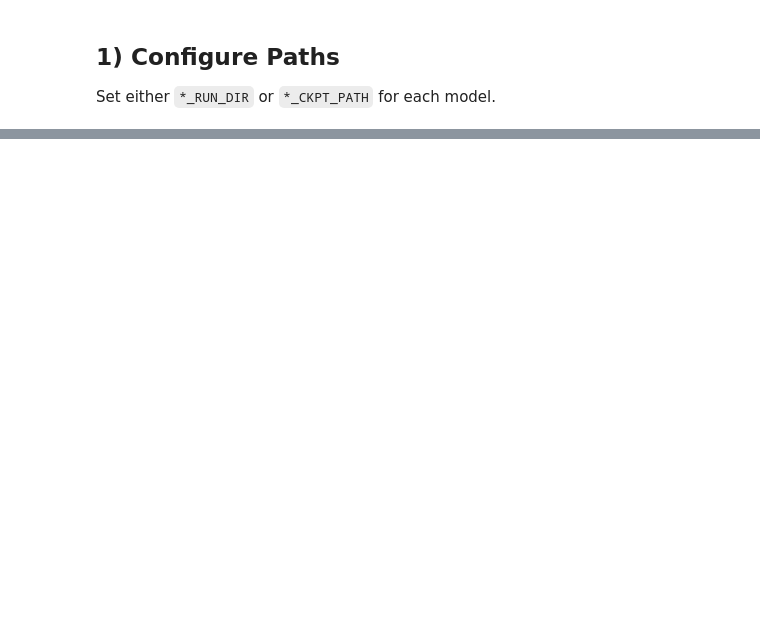
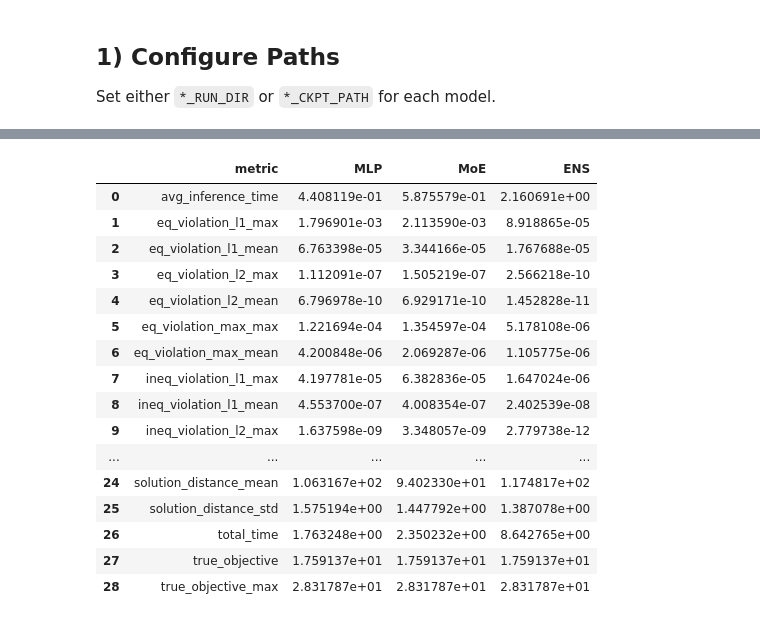
Before and after one commit to xkhainguyen/FSNet, a Jupyter notebook: compare_moe_vs_mlp_metrics.ipynb, the cells around one changed output, grey strips where cells are left out. Cells and saved outputs as stored; diff of their text form; code cells hidden in the pictures; blank space fills up the shorter version.

```diff
--- a/compare_moe_vs_mlp_metrics.ipynb
+++ b/compare_moe_vs_mlp_metrics.ipynb
@@ -29,14 +32,18 @@ Set either `*_RUN_DIR` or `*_CKPT_PATH` for each model.
 # Optional run directories (auto-resolve model.pt or members/member_*.pt)
 MLP_RUN_DIR = None
 MOE_RUN_DIR = None
+ENS_RUN_DIR = None
 
 # Optional explicit checkpoint paths
 MLP_CKPT_PATH = None
 MOE_CKPT_PATH = None
+ENS_CKPT_PATH = None
 
 # Example:
-# MLP_RUN_DIR = 'results/nonsmooth_nonconvex/socp/..._FSNet_seed0_e300_lr1e-04_n7000'
-# MOE_RUN_DIR = 'results/nonsmooth_nonconvex/socp/..._FSNet_seed0_e300_lr5e-05_n7000'
+MLP_RUN_DIR = 'results/nonsmooth_nonconvex/socp/SOCPProblem-100-50-50-10000/20260316-135658_FSNet_seed0_e300_lr7e-05_n7000'
+# MOE_RUN_DIR = 'results/nonsmooth_nonconvex/socp/SOCPProblem-100-50-50-10000/20260315-181820_FSNet_seed0_e300_lr1e-04_n7000'
+MOE_RUN_DIR = 'results/nonsmooth_nonconvex/socp/SOCPProblem-100-50-50-10000/20260315-172157_FSNet_seed1_e300_lr1e-04_n7000_moe4k2_temp1.0_noise0.05'
+ENS_RUN_DIR = 'results/nonsmooth_nonconvex/socp/SOCPProblem-100-50-50-10000/20260315-172824_FSNet_seed0_e300_lr1e-04_n7000_ens5_vanilla_pre'
 
 BATCH_SIZE = 512
 FORCE_EVAL_MODE = True  # ensure post-processing is active for FSNet/S3Net
@@ -130,16 +231,21 @@ if FORCE_EVAL_MODE:
 opt_problem, _ = load_instance(base_cfg)
 test_loader = DataLoader(opt_problem.test_dataset, batch_size=BATCH_SIZE, shuffle=False)
 
-mlp_model, _ = load_model_from_checkpoint(mlp_ckpt, opt_problem)
-moe_model, _ = load_model_from_checkpoint(moe_ckpt, opt_problem)
+mlp_model, _ = load_model_from_checkpoint_list(mlp_ckpts, opt_problem)
+moe_model, _ = load_model_from_checkpoint_list(moe_ckpts, opt_problem)
+ens_model, _ = load_model_from_checkpoint_list(ens_ckpts, opt_problem)
 
 mlp_eval_cfg = copy.deepcopy(mlp_cfg)
 moe_eval_cfg = copy.deepcopy(moe_cfg)
+ens_eval_cfg = copy.deepcopy(ens_cfg)
 if FORCE_EVAL_MODE:
     mlp_eval_cfg['_eval_only'] = True
     moe_eval_cfg['_eval_only'] = True
+    ens_eval_cfg['_eval_only'] = True
 
 mlp_evaluator = Evaluator(opt_problem, mlp_eval_cfg['method'], mlp_eval_cfg)
 moe_evaluator = Evaluator(opt_problem, moe_eval_cfg['method'], moe_eval_cfg)
+ens_evaluator = Evaluator(opt_problem, ens_eval_cfg['method'], ens_eval_cfg)
 
 print(f'Test size: {len(opt_problem.test_dataset)}  | batch size: {BATCH_SIZE}')
+print(f'Ensemble member count (ENS): {len(ens_ckpts)}')
@@ -146,24 +287,50 @@ print(f'Test size: {len(opt_problem.test_dataset)}  | batch size: {BATCH_SIZE}')
 # %%
-# Aggregate evaluator metrics
+# Aggregate evaluator metrics: MLP vs MoE vs ENS
 mlp_metrics = mlp_evaluator.evaluate(mlp_model, test_loader, split_name='MLP')
 moe_metrics = moe_evaluator.evaluate(moe_model, test_loader, split_name='MoE')
+ens_metrics = ens_evaluator.evaluate(ens_model, test_loader, split_name='ENS')
 
-all_keys = sorted(set(mlp_metrics.keys()) | set(moe_metrics.keys()))
+metrics_by_model = {
+    'MLP': mlp_metrics,
+    'MoE': moe_metrics,
+    'ENS': ens_metrics,
+}
+
+all_keys = sorted(set().union(*[set(v.keys()) for v in metrics_by_model.values()]))
 rows = []
-for k in all_keys:
-    m_val = float(mlp_metrics.get(k, np.nan))
-    e_val = float(moe_metrics.get(k, np.nan))
-    delta = e_val - m_val
-    delta_pct = safe_ratio_pct(delta, m_val)
+for metric in all_keys:
+    mlp_val = float(metrics_by_model['MLP'].get(metric, np.nan))
+    moe_val = float(metrics_by_model['MoE'].get(metric, np.nan))
+    ens_val = float(metrics_by_model['ENS'].get(metric, np.nan))
     rows.append({
-        'metric': k,
-        'MLP': m_val,
-        'MoE': e_val,
-        'MoE_minus_MLP': delta,
-        'pct_change_vs_MLP': delta_pct,
+        'metric': metric,
+        'MLP': mlp_val,
+        'MoE': moe_val,
+        'ENS': ens_val,
+        # 'MoE_minus_MLP': moe_val - mlp_val,
+        # 'ENS_minus_MLP': ens_val - mlp_val,
+        # 'ENS_minus_MoE': ens_val - moe_val,
     })
 
 cmp_df = pd.DataFrame(rows).sort_values('metric').reset_index(drop=True)
 pd.set_option('display.max_rows', 500)
 cmp_df
+# %% [output]
+|  | metric | MLP | MoE | ENS |
+| 0 | avg_inference_time | 4.408119e-01 | 5.875579e-01 | 2.160691e+00 |
+| 1 | eq_violation_l1_max | 1.796901e-03 | 2.113590e-03 | 8.918865e-05 |
+| 2 | eq_violation_l1_mean | 6.763398e-05 | 3.344166e-05 | 1.767688e-05 |
+| 3 | eq_violation_l2_max | 1.112091e-07 | 1.505219e-07 | 2.566218e-10 |
+| 4 | eq_violation_l2_mean | 6.796978e-10 | 6.929171e-10 | 1.452828e-11 |
+| 5 | eq_violation_max_max | 1.221694e-04 | 1.354597e-04 | 5.178108e-06 |
+| 6 | eq_violation_max_mean | 4.200848e-06 | 2.069287e-06 | 1.105775e-06 |
+| 7 | ineq_violation_l1_max | 4.197781e-05 | 6.382836e-05 | 1.647024e-06 |
+| 8 | ineq_violation_l1_mean | 4.553700e-07 | 4.008354e-07 | 2.402539e-08 |
+| 9 | ineq_violation_l2_max | 1.637598e-09 | 3.348057e-09 | 2.779738e-12 |
+| ... | ... | ... | ... | ... |
+| 24 | solution_distance_mean | 1.063167e+02 | 9.402330e+01 | 1.174817e+02 |
+| 25 | solution_distance_std | 1.575194e+00 | 1.447792e+00 | 1.387078e+00 |
+| 26 | total_time | 1.763248e+00 | 2.350232e+00 | 8.642765e+00 |
+| 27 | true_objective | 1.759137e+01 | 1.759137e+01 | 1.759137e+01 |
+| 28 | true_objective_max | 2.831787e+01 | 2.831787e+01 | 2.831787e+01 |
 # %%
```
Also changed, not shown: parts of 9 cells of this notebook, 13 other files.
